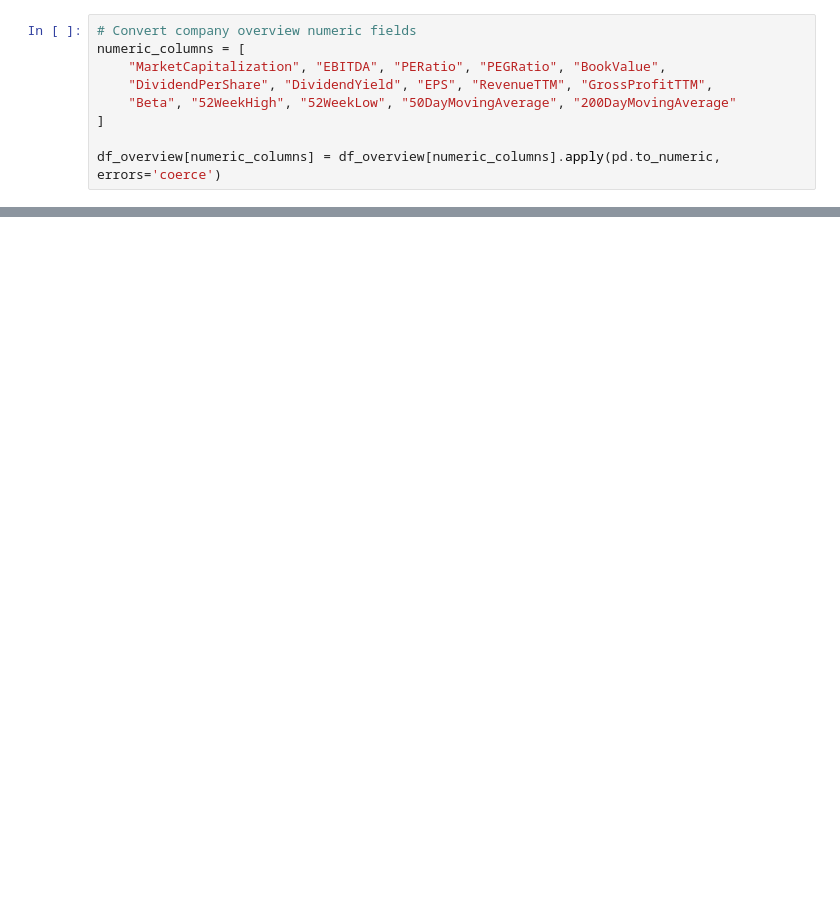
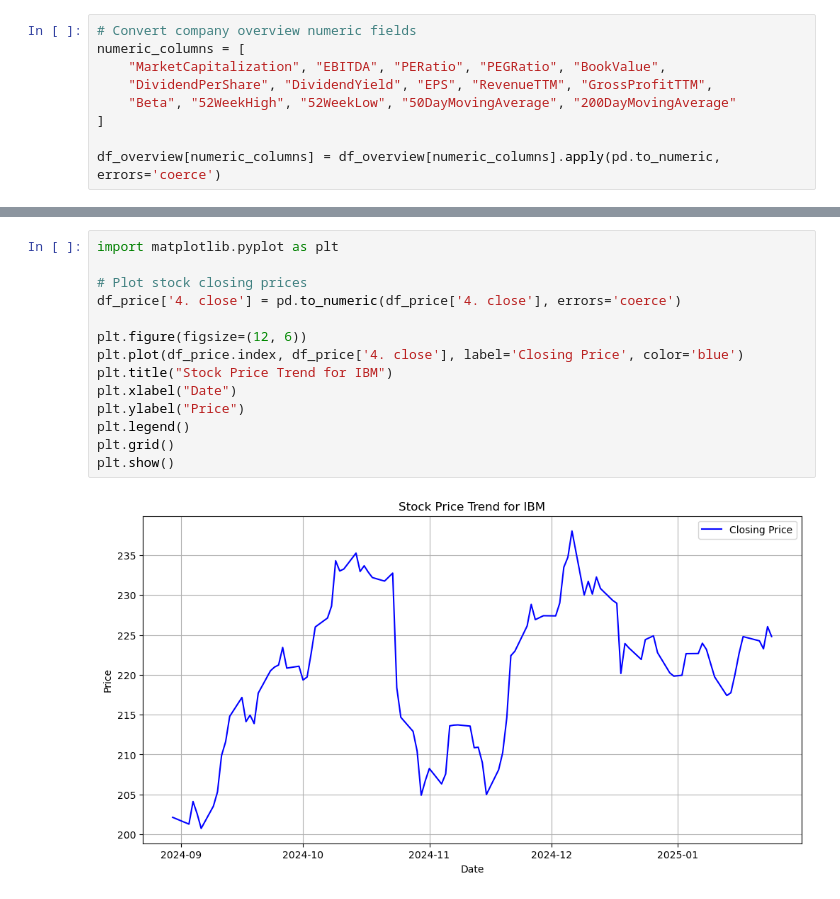
Before and after one commit to KeshavSaraogi/stock-price-prediction, a Jupyter notebook: preprocess.ipynb, the cells around one changed output, grey strips where cells are left out. Drawn from its saved outputs; the diff is of its cells as text; blank space fills up the shorter version.

```diff
--- a/preprocess.ipynb
+++ b/preprocess.ipynb
@@ -74,0 +151,16 @@ print(f"\nCleaned company overview data saved to {cleaned_overview_file}")
+# %%
+import matplotlib.pyplot as plt
+
+# Plot stock closing prices
+df_price['4. close'] = pd.to_numeric(df_price['4. close'], errors='coerce')
+
+plt.figure(figsize=(12, 6))
+plt.plot(df_price.index, df_price['4. close'], label='Closing Price', color='blue')
+plt.title("Stock Price Trend for IBM")
+plt.xlabel("Date")
+plt.ylabel("Price")
+plt.legend()
+plt.grid()
+plt.show()
+# %% [output]
+[figure, added]
```
Also changed, not shown: parts of 6 cells of this notebook, 1 other file.
